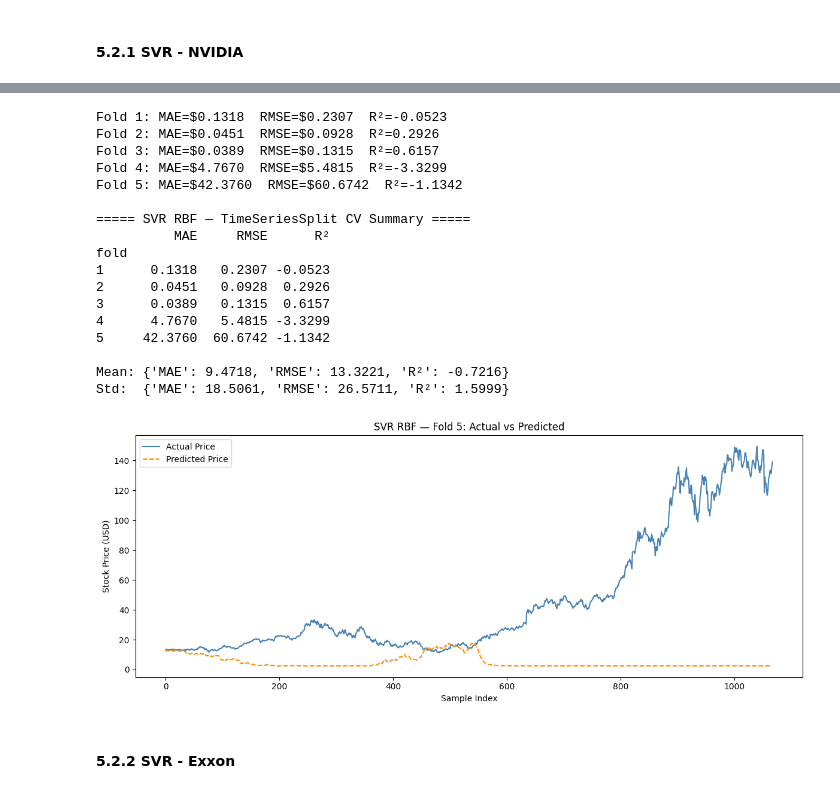
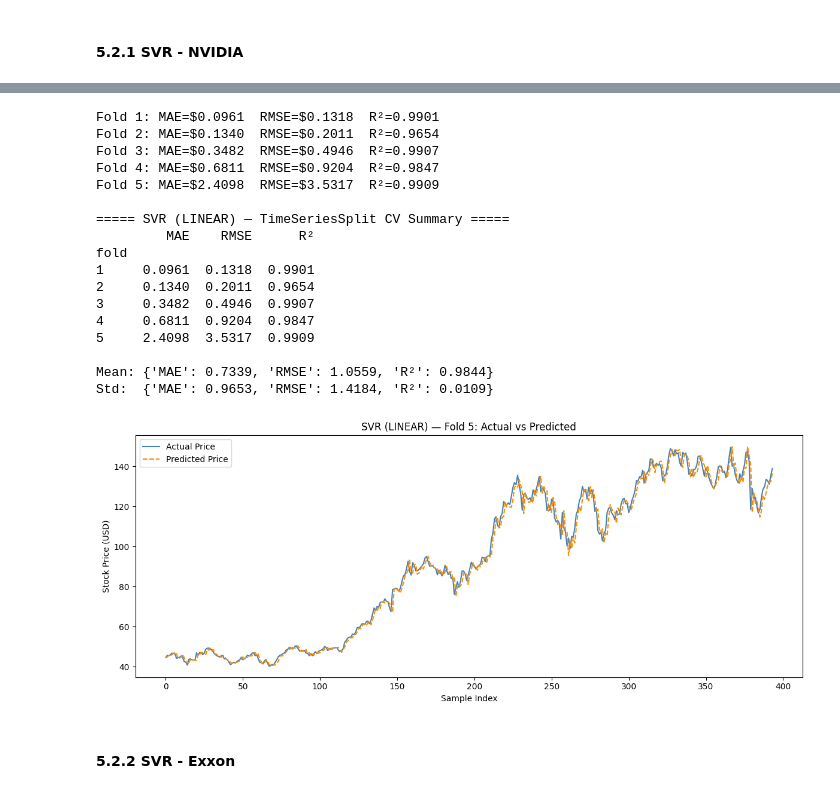
Before and after one commit to IntelligentSystemsProject/Stock-Market-Project, a Jupyter notebook: project.ipynb, the cells around one changed output, grey strips where cells are left out. Cells and saved outputs as stored; diff of their text form; code cells hidden in the pictures.

Commit message:
Streamline code for consistency

```diff
--- a/project.ipynb
+++ b/project.ipynb
@@ -512,51 +524,58 @@ def add_wsts_growth_aux(
     feature_names,
     target_name="close",
     growth_periods=12,
-    resample_rule="D",
+    resample_rule="B",   # use business days for consistency
     lags=(30, 60, 90)
 ):
     """
-    Adds WSTS growth-rate auxiliary features to stock dataset.
-    Compatible with your clean_and_prepare_timeseries pipeline.
+    Adds WSTS growth-rate auxiliary features to NVDA dataset.
     """
 
     stock = stock_table.copy()
     wsts = wsts_table.copy()
 
-    # 1. Compute Growth Rate
+    # Compute growth rate
     wsts["wsts_growth"] = wsts["billings"].pct_change(growth_periods)
     wsts = wsts[["wsts_growth"]].dropna()
 
-    # 2. Monthly → Daily alignment
+    # Resample to business days
     wsts = wsts.resample(resample_rule).ffill()
 
-    # 3. Merge With Stock Data
-    merged = stock.join(wsts, how="left")
+    # Merge
+    merged = stock.join(wsts, how="inner")
     merged["wsts_growth"] = merged["wsts_growth"].ffill()
 
-    # 4. Lagged Economic Signals
+    # Lagged signals
     new_features = []
-
     for lag in lags:
         col = f"wsts_growth_lag_{lag}"
         merged[col] = merged["wsts_growth"].shift(lag)
         new_features.append(col)
 
-    merged = merged.dropna()
+    # Cleaning
+    rows_before = len(merged)
+    merged = merged.replace([np.inf, -np.inf], np.nan).dropna()
+    rows_after = len(merged)
 
-    # 5. Update Feature List + Target
+    print(f"Rows before cleaning: {rows_before}")
+    print(f"Rows after cleaning:  {rows_after}")
+    print(f"Total rows dropped:   {rows_before - rows_after}")
+    print("\nColumns:", merged.columns.tolist())
+    print(f"\nFinal shape: {merged.shape}")
+
+    # Update features + target index
     updated_features = feature_names.copy()
     updated_features.extend(new_features)
-
     target_index = updated_features.index(target_name)
 
     return merged, updated_features, target_index
 # %%
-nvda_augmented, features_aug, nvda_target_idx_aug = add_wsts_growth_aux(
+# Apply NVDA + WSTS feature engineering
+merged_nvda_df, features_nvda, nvda_target_idx = add_wsts_growth_aux(
     stock_table=nvda_table,
     wsts_table=wsts_table,
-    feature_names=features,
+    feature_names=list(nvda_table.columns),
     target_name="close",
-    growth_periods=12,   # YearOverYear semiconductor demand
+    growth_periods=12,   # year-over-year semiconductor demand
     lags=(30, 60, 90)    # delayed macro impact
 )
@@ -1367,33 +1488,34 @@ Std:  {'MAE': 18.5061, 'RMSE': 26.5711, 'R²': 1.5999}
 # %%
-#NVDA with Auxiliary Data
+# NVDA with Auxiliary Data (WSTS)
 svr_nvda_results_aux = train_svr_ts(
-    data_raw=nvda_augmented.values,
+    data_raw=merged_nvda_df.values,        # engineered NVDA DataFrame
     n_splits=5,
     window_size=10,
-    target_index=nvda_target_idx_aug,
+    target_index=features_nvda.index("close"),  # or nvda_target_idx
     make_windows=make_windows,
     inv_scale=inv_scale,
     C=100, gamma='scale', epsilon=0.01,
+    kernel='linear',
     plot_last_fold=True
 )
 # %% [output]
-Fold 1: MAE=$0.1318  RMSE=$0.2307  R²=-0.0523
-Fold 2: MAE=$0.0451  RMSE=$0.0928  R²=0.2926
-Fold 3: MAE=$0.0389  RMSE=$0.1315  R²=0.6157
-Fold 4: MAE=$4.7670  RMSE=$5.4815  R²=-3.3299
-Fold 5: MAE=$42.3760  RMSE=$60.6742  R²=-1.1342
+Fold 1: MAE=$0.0961  RMSE=$0.1318  R²=0.9901
+Fold 2: MAE=$0.1340  RMSE=$0.2011  R²=0.9654
+Fold 3: MAE=$0.3482  RMSE=$0.4946  R²=0.9907
+Fold 4: MAE=$0.6811  RMSE=$0.9204  R²=0.9847
+Fold 5: MAE=$2.4098  RMSE=$3.5317  R²=0.9909
 
-===== SVR RBF — TimeSeriesSplit CV Summary =====
-          MAE     RMSE      R²
+===== SVR (LINEAR) — TimeSeriesSplit CV Summary =====
+         MAE    RMSE      R²
 fold
-1      0.1318   0.2307 -0.0523
-2      0.0451   0.0928  0.2926
-3      0.0389   0.1315  0.6157
-4      4.7670   5.4815 -3.3299
-5     42.3760  60.6742 -1.1342
+1     0.0961  0.1318  0.9901
+2     0.1340  0.2011  0.9654
+3     0.3482  0.4946  0.9907
+4     0.6811  0.9204  0.9847
+5     2.4098  3.5317  0.9909
 
-Mean: {'MAE': 9.4718, 'RMSE': 13.3221, 'R²': -0.7216}
-Std:  {'MAE': 18.5061, 'RMSE': 26.5711, 'R²': 1.5999}
+Mean: {'MAE': 0.7339, 'RMSE': 1.0559, 'R²': 0.9844}
+Std:  {'MAE': 0.9653, 'RMSE': 1.4184, 'R²': 0.0109}
-[figure, old version]
+[figure, new version]
 # %% [markdown]
 #### 5.2.2 SVR - Exxon
```
Also changed, not shown: parts of 43 cells of this notebook.
